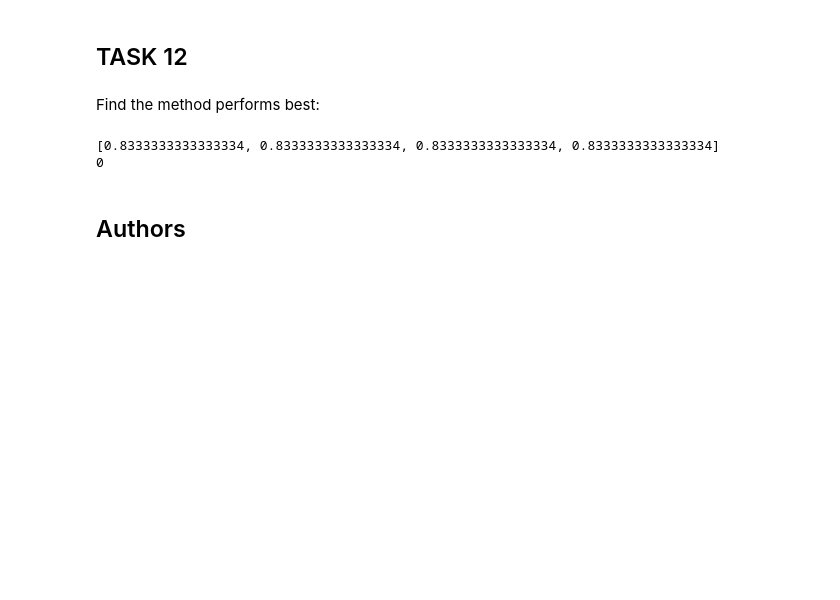
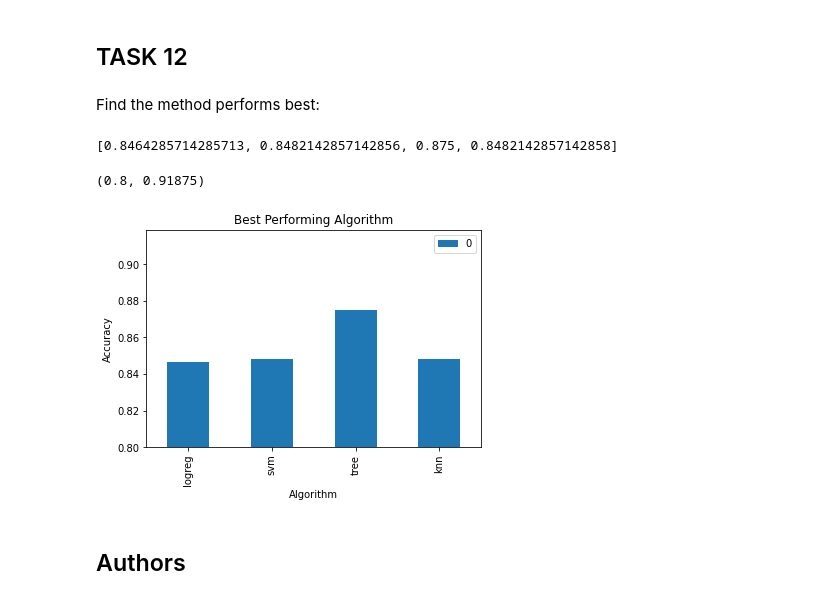
Before and after one commit to jaykang1991/Applied_Data_Science_Capstone_IBM, a Jupyter notebook: Machine_Learning_Prediction.ipynb, the cells around one changed output. Saved outputs shown, nothing was run; the diff lists cells and outputs as text; code cells hidden in the pictures; blank space fills up the shorter version.

```diff
--- a/Machine_Learning_Prediction.ipynb
+++ b/Machine_Learning_Prediction.ipynb
@@ -317,13 +316,20 @@ plot_confusion_matrix(Y_test,yhat)
 ## TASK  12
 # %% [markdown]
 Find the method performs best:
-# %%
-scores = [lr_score,svm_score,tree_score,knn_score]
-print(scores)
-print(scores.index(max(scores)))
-# %% [output]
-[0.8333333333333334, 0.8333333333333334, 0.8333333333333334, 0.8333333333333334]
-0
+# %%
+scores = [logreg_cv.best_score_,svm_cv.best_score_,tree_cv.best_score_,knn_cv.best_score_]
+name =['logreg', 'svm', 'tree', 'knn']
+print(scores)
+df = pd.DataFrame(scores, name)
+df.plot(kind="bar")
+plt.title('Best Performing Algorithm')
+plt.xlabel('Algorithm')
+plt.ylabel('Accuracy')
+plt.ylim(0.8)
+# %% [output]
+[0.8464285714285713, 0.8482142857142856, 0.875, 0.8482142857142858]
+(0.8, 0.91875)
+[figure, added]
 # %% [markdown]
 ## Authors
 # %% [markdown]
```
Also changed, not shown: parts of 5 cells of this notebook.
